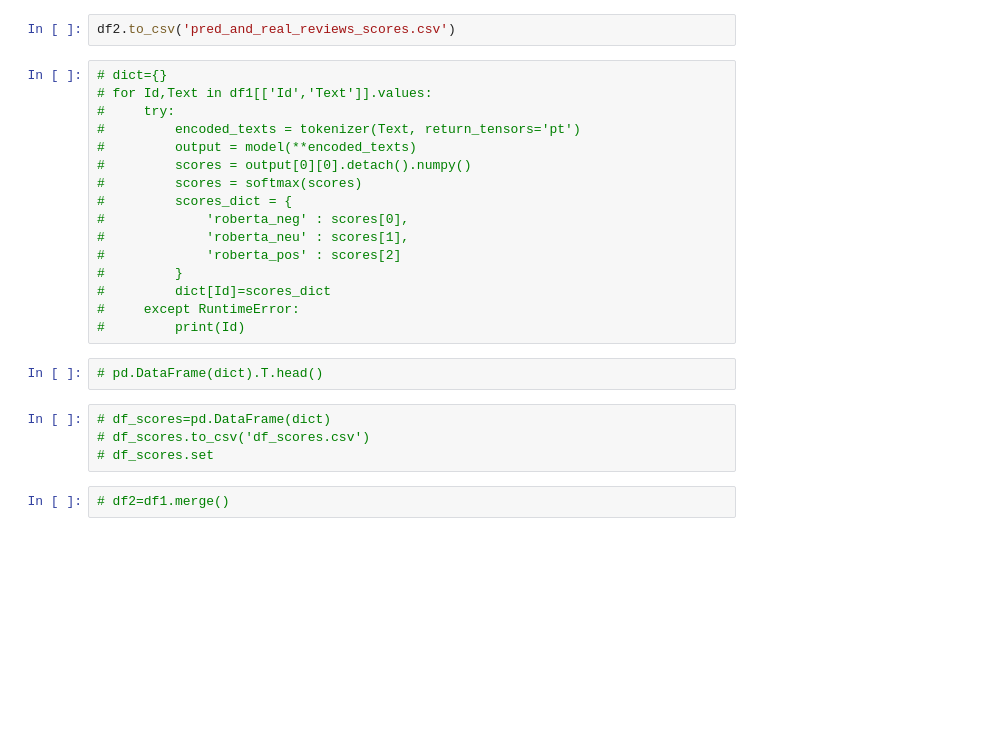
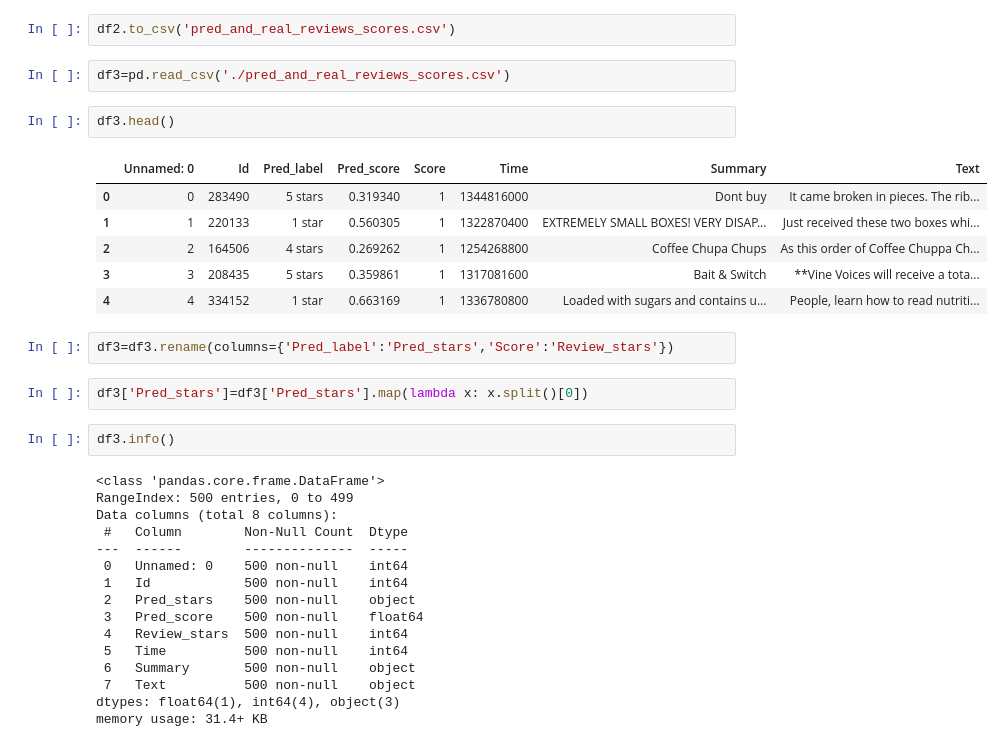
Before and after one commit to HjayejMohamed/NLP, a Jupyter notebook: amazon-fine-food-reviews-analysis.ipynb, the cells around one changed output. Drawn from its saved outputs; the diff is of its cells as text; blank space fills up the shorter version.

```diff
--- a/amazon-fine-food-reviews-analysis.ipynb
+++ b/amazon-fine-food-reviews-analysis.ipynb
@@ -199,26 +211,35 @@ df2.head(3)
 # %%
 df2.to_csv('pred_and_real_reviews_scores.csv')
-# %%
-# dict={}
-# for Id,Text in df1[['Id','Text']].values:
-#     try:
-#         encoded_texts = tokenizer(Text, return_tensors='pt')
-#         output = model(**encoded_texts)
-#         scores = output[0][0].detach().numpy()
-#         scores = softmax(scores)
-#         scores_dict = {
-#             'roberta_neg' : scores[0],
-#             'roberta_neu' : scores[1],
-#             'roberta_pos' : scores[2]
-#         }
-#         dict[Id]=scores_dict
-#     except RuntimeError:
-#         print(Id)
-# %%
-# pd.DataFrame(dict).T.head()
-# %%
-# df_scores=pd.DataFrame(dict)
-# df_scores.to_csv('df_scores.csv')
-# df_scores.set
-# %%
-# df2=df1.merge()
+# %%
+df3=pd.read_csv('./pred_and_real_reviews_scores.csv')
+# %%
+df3.head()
+# %% [output]
+|  | Unnamed: 0 | Id | Pred_label | Pred_score | Score | Time | Summary | Text |
+| 0 | 0 | 283490 | 5 stars | 0.319340 | 1 | 1344816000 | Dont buy | It came broken in pieces. The rib... |
+| 1 | 1 | 220133 | 1 star | 0.560305 | 1 | 1322870400 | EXTREMELY SMALL BOXES! VERY DISAP... | Just received these two boxes whi... |
+| 2 | 2 | 164506 | 4 stars | 0.269262 | 1 | 1254268800 | Coffee Chupa Chups | As this order of Coffee Chuppa Ch... |
+| 3 | 3 | 208435 | 5 stars | 0.359861 | 1 | 1317081600 | Bait & Switch | **Vine Voices will receive a tota... |
+| 4 | 4 | 334152 | 1 star | 0.663169 | 1 | 1336780800 | Loaded with sugars and contains u... | People, learn how to read nutriti... |
+# %%
+df3=df3.rename(columns={'Pred_label':'Pred_stars','Score':'Review_stars'})
+# %%
+df3['Pred_stars']=df3['Pred_stars'].map(lambda x: x.split()[0])
+# %%
+df3.info()
+# %% [output]
+<class 'pandas.core.frame.DataFrame'>
+RangeIndex: 500 entries, 0 to 499
+Data columns (total 8 columns):
+ #   Column        Non-Null Count  Dtype
+---  ------        --------------  -----
+ 0   Unnamed: 0    500 non-null    int64
+ 1   Id            500 non-null    int64
+ 2   Pred_stars    500 non-null    object
+ 3   Pred_score    500 non-null    float64
+ 4   Review_stars  500 non-null    int64
+ 5   Time          500 non-null    int64
+ 6   Summary       500 non-null    object
+ 7   Text          500 non-null    object
+dtypes: float64(1), int64(4), object(3)
+memory usage: 31.4+ KB
```
Also changed, not shown: parts of 13 cells of this notebook.
